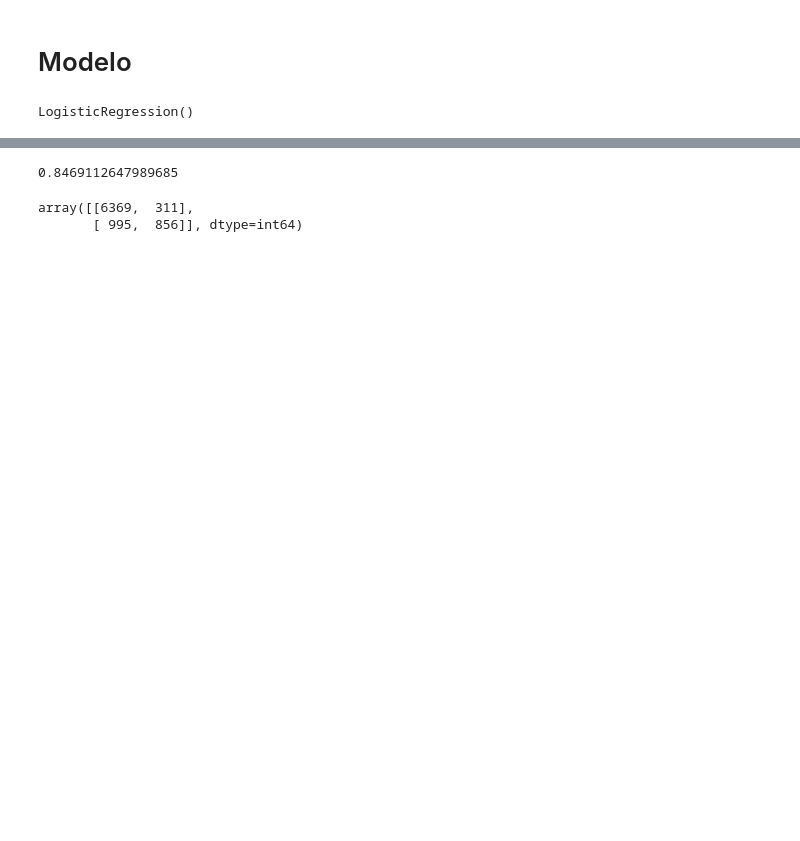
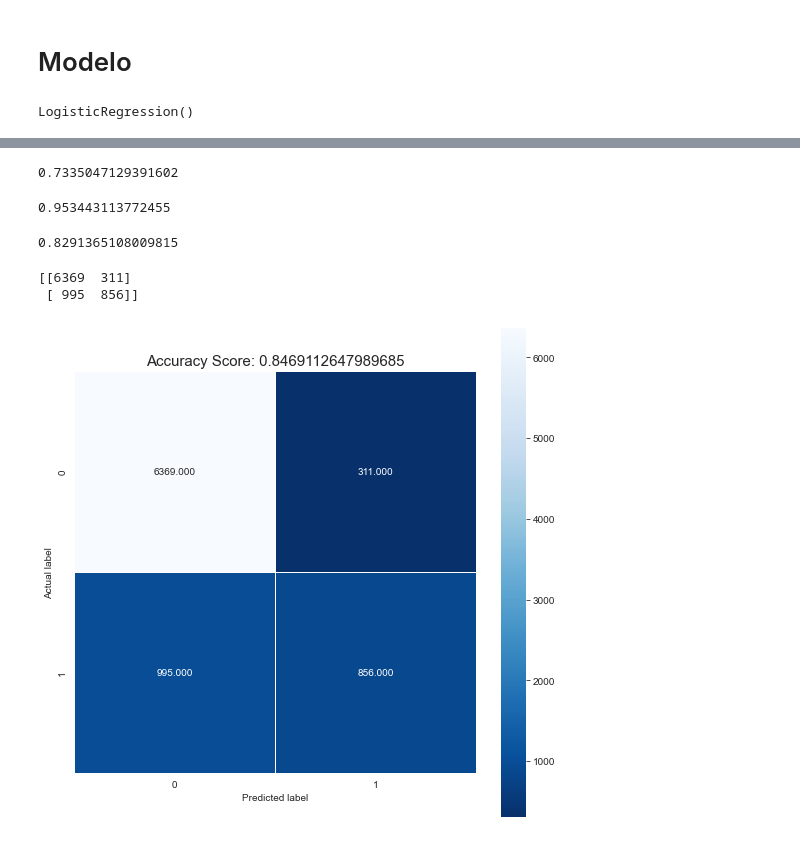
Before and after one commit to dgilrua/proyecto1-analitica, a Jupyter notebook: main.ipynb, the cells around one changed output, grey strips where cells are left out. Saved outputs shown, nothing was run; the diff lists cells and outputs as text; code cells hidden in the pictures; blank space fills up the shorter version.

Commit message:
Metricas

```diff
--- a/main.ipynb
+++ b/main.ipynb
@@ -661,10 +669,33 @@ array([0., 0., 0., ..., 0., 1., 0.])
+# %%
+precision = tp / (tp + fp)
+precision
+# %% [output]
+0.7335047129391602
+# %%
+recall = tn / (tn + fp)
+recall
+# %% [output]
+0.953443113772455
+# %%
+f1_score = (2*precision*recall)/(precision + recall)
+f1_score
+# %% [output]
+0.8291365108009815
 # %%
-model.score(X_valid, y_valid)
+score=model.score(X_valid, y_valid)
-# %% [output]
-0.8469112647989685
 # %%
 #matriz de confusion
-metrics.confusion_matrix(y_valid, model.predict(X_valid))
+cm=metrics.confusion_matrix(y_valid, model.predict(X_valid))
+print(cm)
 # %% [output]
-array([[6369,  311],
-       [ 995,  856]], dtype=int64)
+[[6369  311]
+ [ 995  856]]
+# %%
+plt.figure(figsize=(9,9))
+sns.heatmap(cm, annot=True, fmt=".3f", linewidths=.5, square = True, cmap = 'Blues_r');
+plt.ylabel('Actual label');
+plt.xlabel('Predicted label');
+all_sample_title = 'Accuracy Score: {0}'.format(score)
+plt.title(all_sample_title, size = 15);
+# %% [output]
+[figure, added]
```
Also changed, not shown: parts of 12 cells of this notebook.
